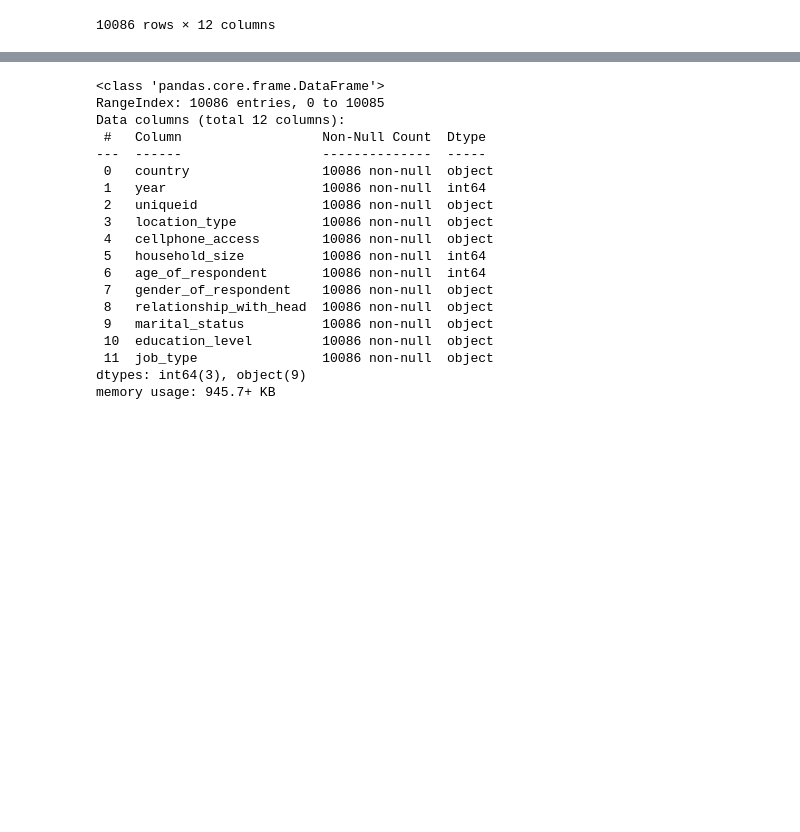
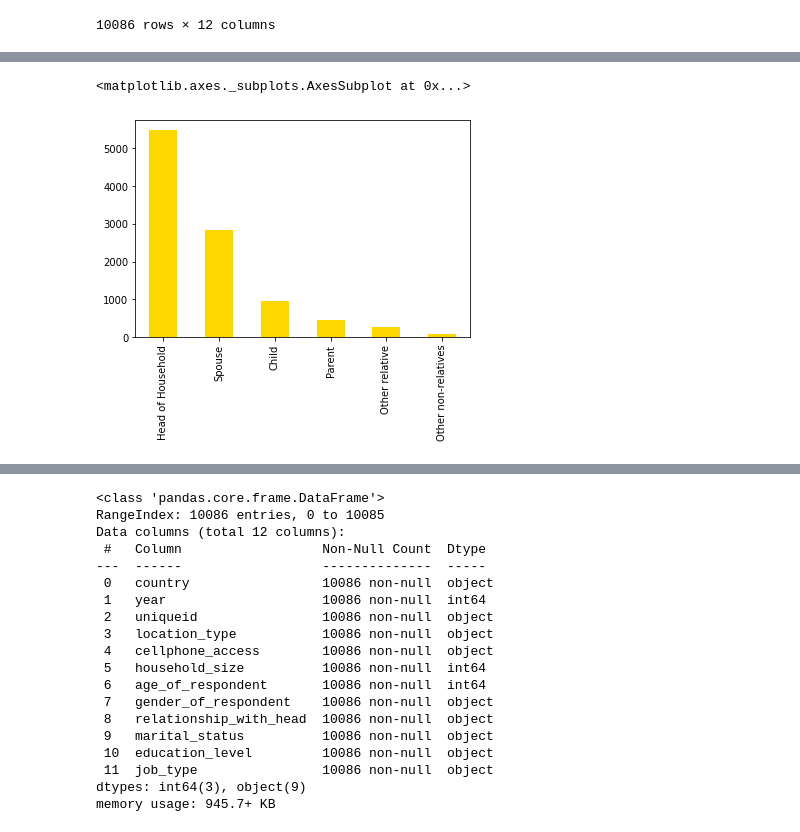
Before and after one commit to montassar668/projet-ML, a Jupyter notebook: TPML.ipynb, the cells around one changed output, grey strips where cells are left out. Saved outputs shown, nothing was run; the diff lists cells and outputs as text; code cells hidden in the pictures; blank space fills up the shorter version.

```diff
--- a/TPML.ipynb
+++ b/TPML.ipynb
@@ -37,0 +44,5 @@ df_test
+# %%
+df_test.relationship_with_head.value_counts().plot.bar(color='gold')
+# %% [output]
+<matplotlib.axes._subplots.AxesSubplot at 0x...>
+[figure, added]
```
Also changed, not shown: parts of 6 cells of this notebook.
